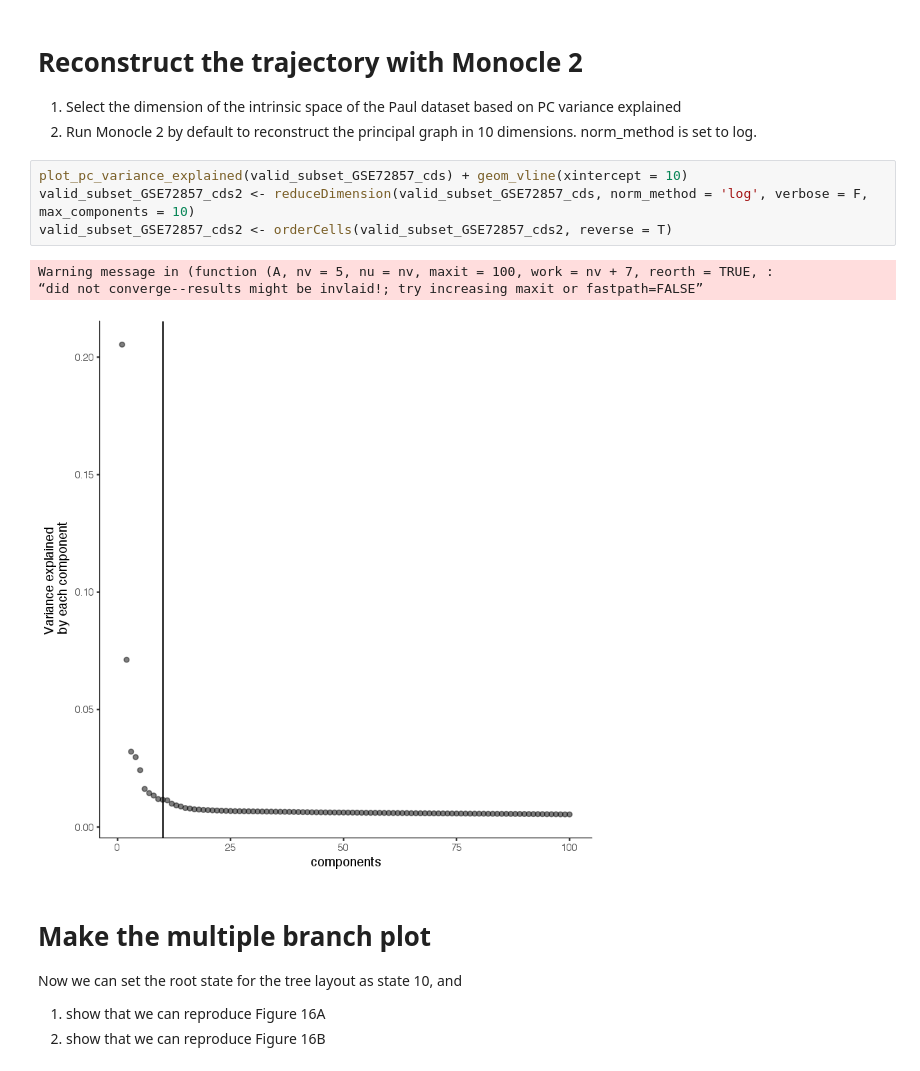
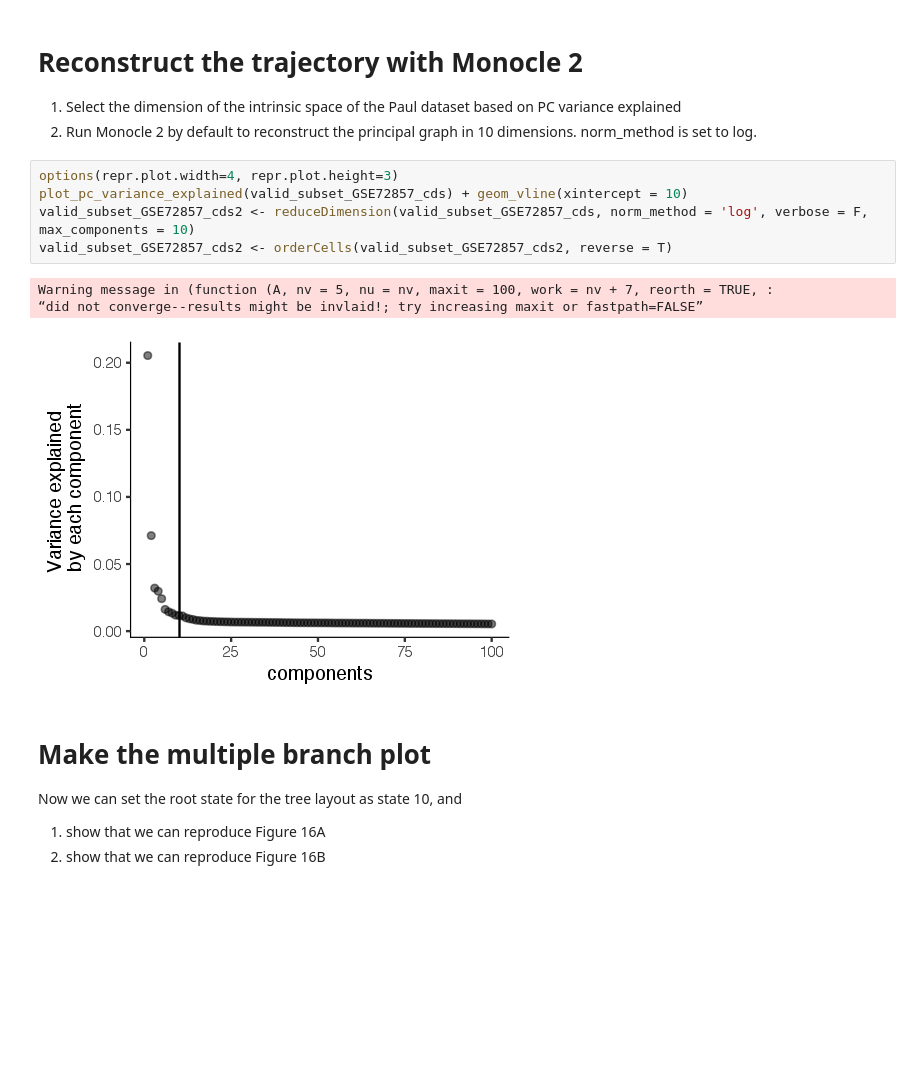
Before and after one commit to cole-trapnell-lab/monocle2-rge-paper, a Jupyter notebook: Paul_dataset_analysis_final.ipynb, the cells around one changed output. Cells and saved outputs as stored; diff of their text form; blank space fills up the shorter version.

```diff
--- a/Paul_dataset_analysis_final.ipynb
+++ b/Paul_dataset_analysis_final.ipynb
@@ -73,13 +73,14 @@ Removing 23 outliers
 1. Select the dimension of the intrinsic space of the Paul dataset based on PC variance explained
 2. Run Monocle 2 by default to reconstruct the principal graph in 10 dimensions. norm_method is set to log.
 # %%
+options(repr.plot.width=4, repr.plot.height=3)
 plot_pc_variance_explained(valid_subset_GSE72857_cds) + geom_vline(xintercept = 10)
 valid_subset_GSE72857_cds2 <- reduceDimension(valid_subset_GSE72857_cds, norm_method = 'log', verbose = F, max_components = 10)
 valid_subset_GSE72857_cds2 <- orderCells(valid_subset_GSE72857_cds2, reverse = T)
 # %% [output]
 Warning message in (function (A, nv = 5, nu = nv, maxit = 100, work = nv + 7, reorth = TRUE, :
 “did not converge--results might be invlaid!; try increasing maxit or fastpath=FALSE”
-[figure, old version]
+[figure, new version]
 # %% [markdown]
 # Make the multiple branch plot
 Now we can set the root state for the tree layout as state 10, and
```
Also changed, not shown: parts of 11 cells of this notebook.
